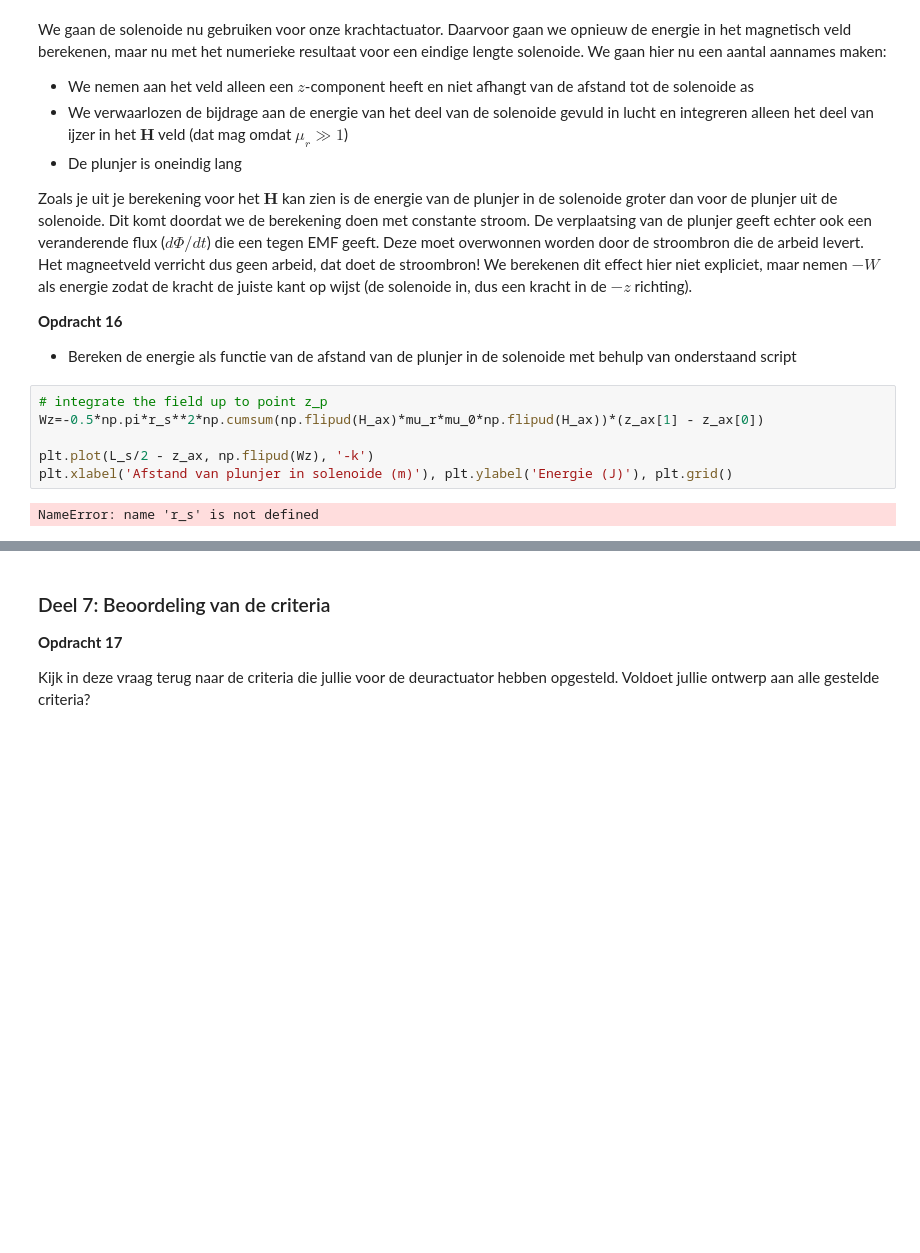
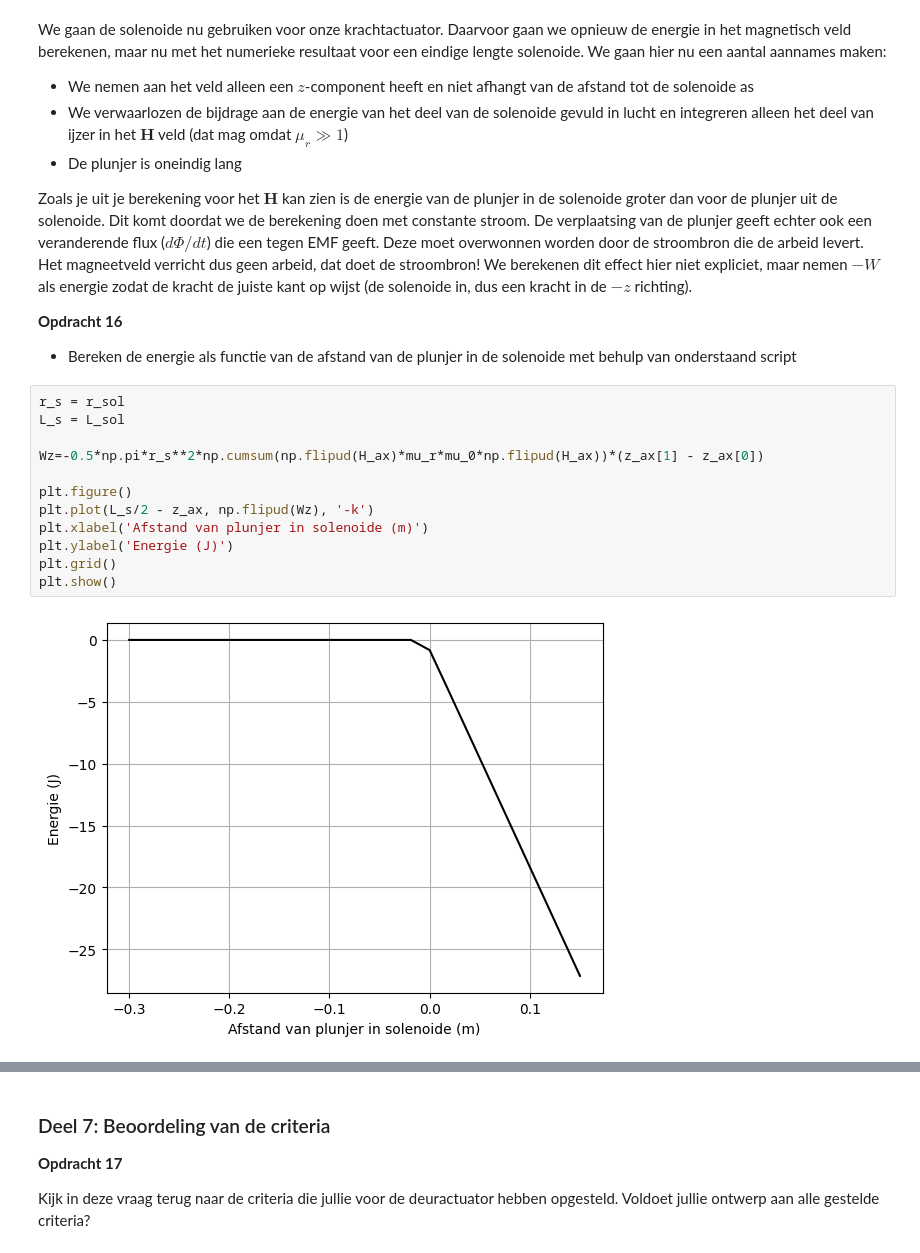
Before and after one commit to HugoRuttenTU/opdrachten-DEF-D, a Jupyter notebook: 2KrachtactuatorOpdracht/2KrachtactuatorOpdracht/KrachtactuatorOpdracht.ipynb, the cells around one changed output, grey strips where cells are left out. Cells and saved outputs as stored; diff of their text form; blank space fills up the shorter version.

```diff
--- a/2KrachtactuatorOpdracht/2KrachtactuatorOpdracht/KrachtactuatorOpdracht.ipynb
+++ b/2KrachtactuatorOpdracht/2KrachtactuatorOpdracht/KrachtactuatorOpdracht.ipynb
@@ -512,13 +514,19 @@ Zoals je uit je berekening voor het $\mathbf{H}$ kan zien is de energie van de p
 
 * Bereken de energie als functie van de afstand van de plunjer in de solenoide met behulp van onderstaand script
 # %%
-# integrate the field up to point z_p
+r_s = r_sol
+L_s = L_sol
+
 Wz=-0.5*np.pi*r_s**2*np.cumsum(np.flipud(H_ax)*mu_r*mu_0*np.flipud(H_ax))*(z_ax[1] - z_ax[0])
 
+plt.figure()
 plt.plot(L_s/2 - z_ax, np.flipud(Wz), '-k')
-plt.xlabel('Afstand van plunjer in solenoide (m)'), plt.ylabel('Energie (J)'), plt.grid()
+plt.xlabel('Afstand van plunjer in solenoide (m)')
+plt.ylabel('Energie (J)')
+plt.grid()
+plt.show()
 # %% [output]
-NameError: name 'r_s' is not defined
+[figure, added]
 # %%
 force_analytical = -mu_0*mu_r*np.pi*r_s**2*aantal_omwent**2*I**2/2/L_s**2 # Kracht uitrekenen numeriek
 force_numerical=np.diff(Wz, n=1, append=[0])/(z_ax[1] - z_ax[0]) # Kracht uitrekenen
```
Also changed, not shown: parts of 3 cells of this notebook.
